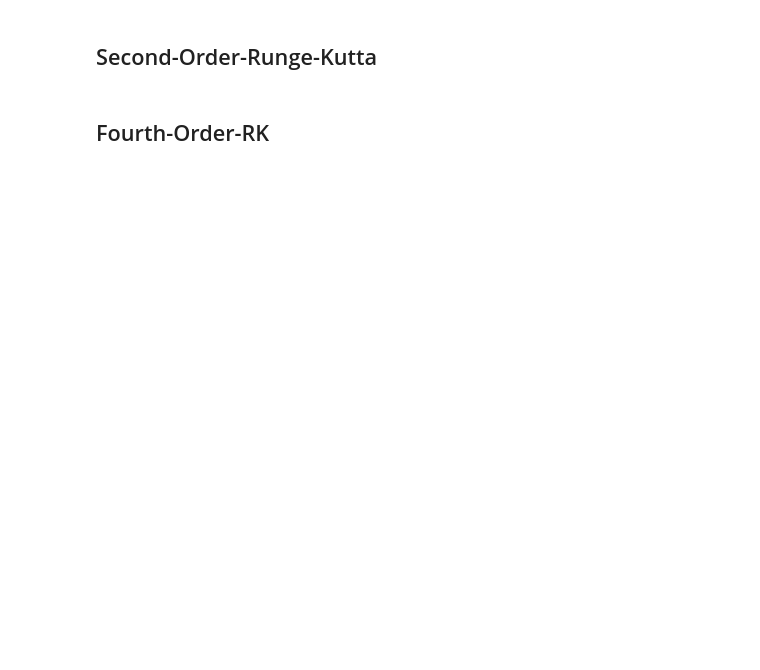
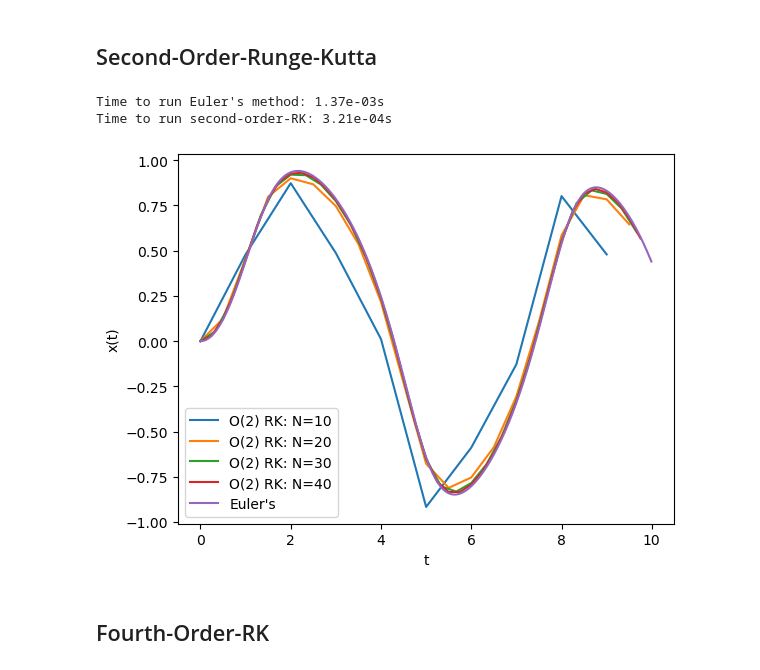
Before and after one commit to jamesobaldwin/CUNY_coursework, a Jupyter notebook: CM/code/CM_practice_code.ipynb, the cells around one changed output. Drawn from its saved outputs; the diff is of its cells as text; code cells hidden in the pictures; blank space fills up the shorter version.

```diff
--- a/CM/code/CM_practice_code.ipynb
+++ b/CM/code/CM_practice_code.ipynb
@@ -836,33 +872,39 @@ plt.show()
 # %%
 a1= 0
 b1= 10
-N1= 100
-h1= (b1 - a1) / N1   # size of one step
-t_vals1= np.arange(a1,b1,h1)  # evaluation points
+N1= np.array([10, 20, 30, 40])
+h1_arr= (b1 - a1) / N1   # size of one step
+t_vals1= [np.arange(a1,b1,h) for h in h1_arr]  # evaluation points
 
 def rk_2(f, eval_points, step, init_condit):
     x_vals = []
     x = init_condit
     for t in eval_points:
         x_vals.append(x)
-        k1 = h*f(x,t)
-        k2 = h*f(x + (0.5*k1), t + (0.5*h))
+        k1 = step*f(x,t)
+        k2 = step*f(x + (0.5*k1), t + (0.5*step))
         x += k2
     return x_vals
 
 start1 = time.time()
-fx_vals_rk = rk_2(f, t_vals1, h1, 0.)
+fx_vals_rk = [rk_2(f, t, h, 0.) for t, h in zip(t_vals1, h1_arr)]
 end1 = time.time()
 
 print(f'Time to run Euler\'s method: {end-start:.02e}s')
 print(f'Time to run second-order-RK: {end1-start1:.02e}s')
 
-plt.plot(t_vals1, fx_vals_rk, label='2O-Runge-Kutta')
+# Plotting each result
+for i, (xvals, t, N) in enumerate(zip(fx_vals_rk, t_vals1, N1)):
+    plt.plot(t, xvals, label=f'O(2) RK: N={N}')
 plt.plot(t_vals, f_x_vals, label='Euler\'s')
 plt.xlabel('t')
 plt.ylabel('x(t)')
 plt.legend()
 plt.show()
+# %% [output]
+Time to run Euler's method: 1.37e-03s
+Time to run second-order-RK: 3.21e-04s
+[figure, added]
 # %% [markdown]
 ## Fourth-Order-RK
 # %%
```
Also changed, not shown: parts of 8 cells of this notebook, 4 other files.
